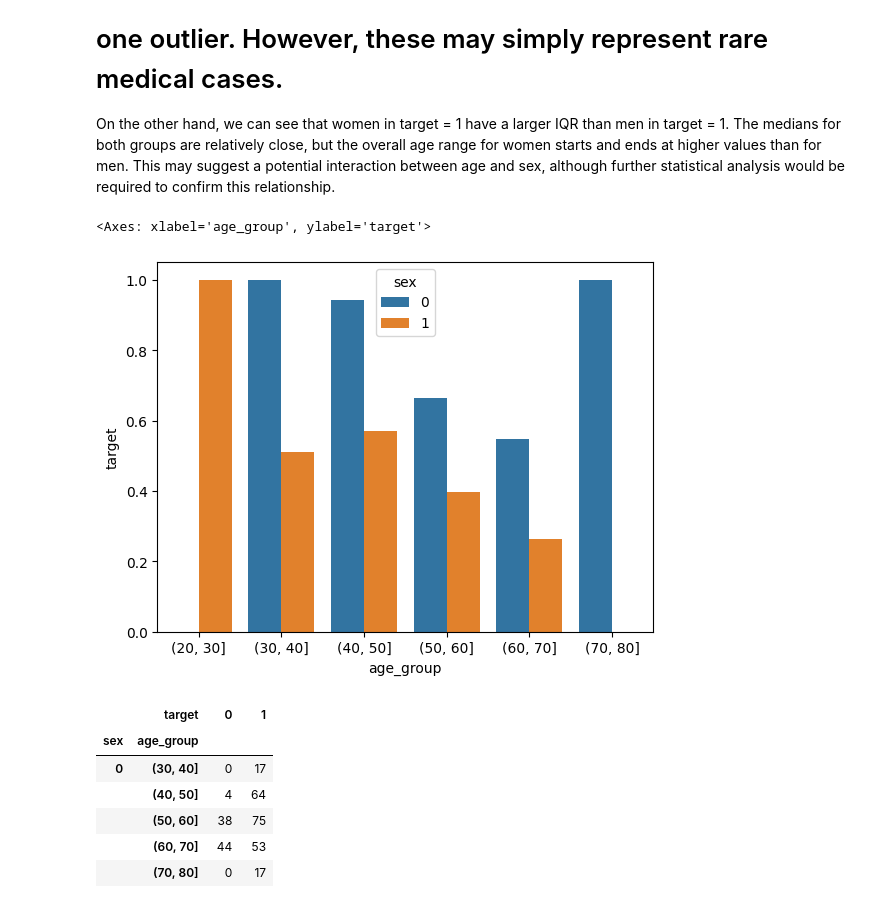
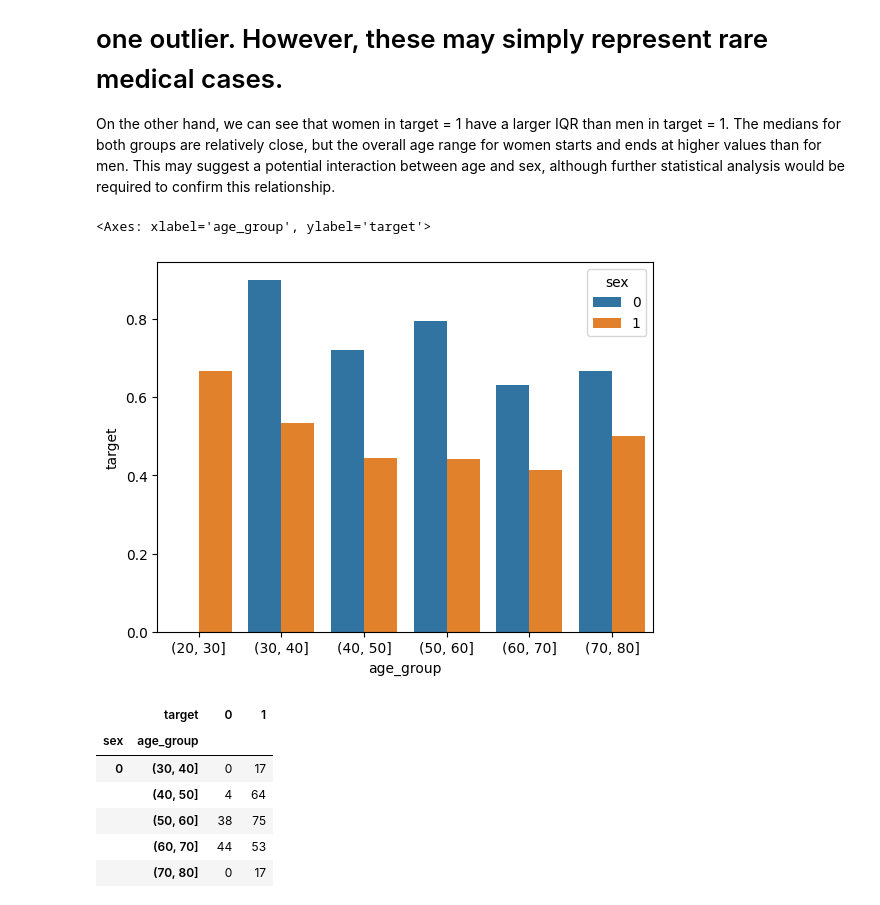
Before and after one commit to Wassiemkahlawi/heart-disease-ml-analysis, a Jupyter notebook: notebooks/01_eda.ipynb, the cells around one changed output. Drawn from its saved outputs; the diff is of its cells as text; code cells hidden in the pictures.

```diff
--- a/notebooks/01_eda.ipynb
+++ b/notebooks/01_eda.ipynb
@@ -209,14 +159,14 @@ plt.show()
 
 On the other hand, we can see that women in target = 1 have a larger IQR than men in target = 1. The medians for both groups are relatively close, but the overall age range for women starts and ends at higher values than for men. This may suggest a potential interaction between age and sex, although further statistical analysis would be required to confirm this relationship.
 # %%
-df["age_group"] = pd.cut(df["age"], bins=[20,30,40,50,60,70,80])
+df_clean["age_group"] = pd.cut(df["age"], bins=[20,30,40,50,60,70,80])
 
-prob = (df.groupby(["sex", "age_group"])["target"]).mean().reset_index()
+prob = (df_clean.groupby(["sex", "age_group"])["target"]).mean().reset_index()
 
 sns.barplot(data=prob, x="age_group", y="target", hue="sex")
 # %% [output]
 <Axes: xlabel='age_group', ylabel='target'>
-[figure, old version]
+[figure, new version]
 # %%
 pd.crosstab(
     [df["sex"], df["age_group"]],
```
Also changed, not shown: parts of 15 cells of this notebook.
